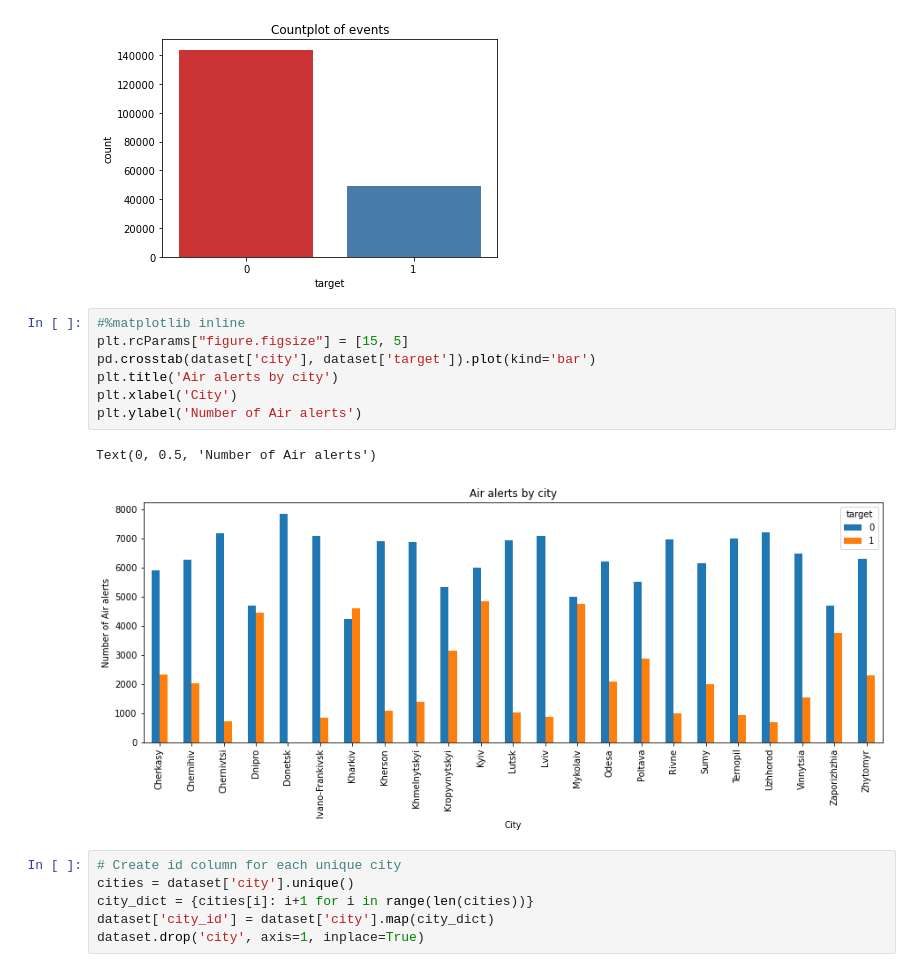
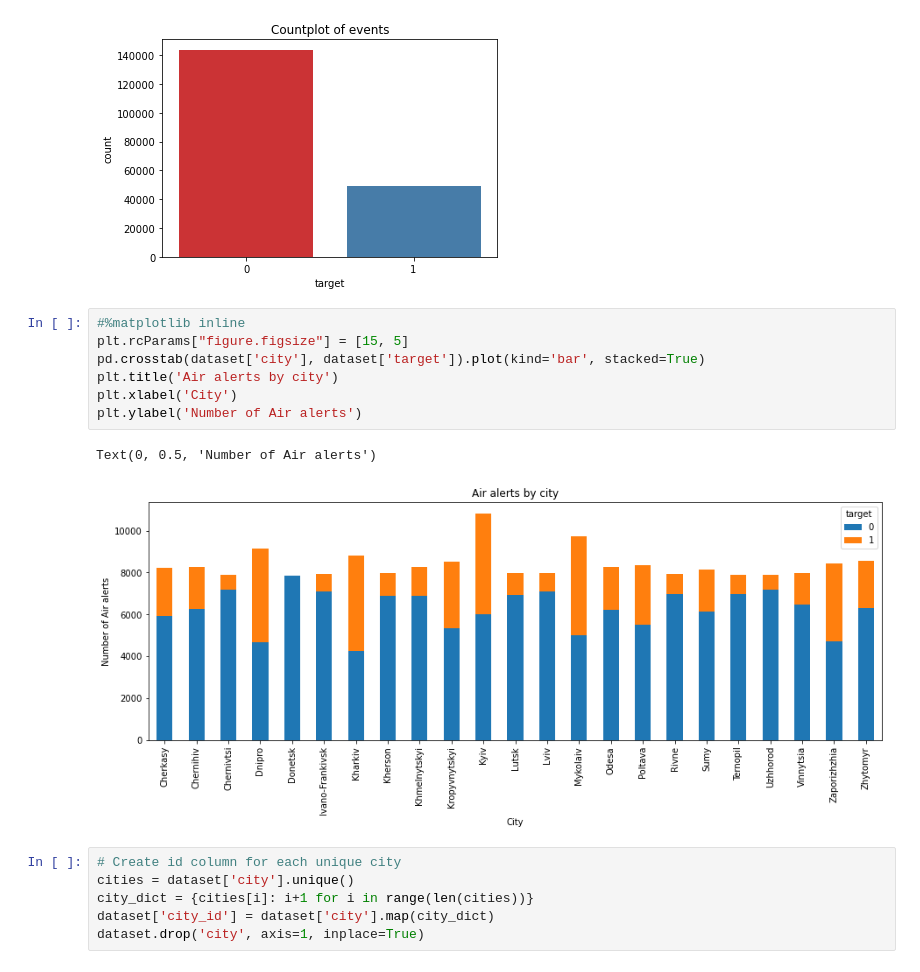
Before and after one commit to tmyroniuk/Naukma_api_project, a Jupyter notebook: 5. Model Training.ipynb, the cells around one changed output. Drawn from its saved outputs; the diff is of its cells as text.

```diff
--- a/5. Model Training.ipynb
+++ b/5. Model Training.ipynb
@@ -174,13 +167,13 @@ sns.countplot(x='target', data=dataset, palette='Set1').set(title = "Countplot o
 # %%
 #%matplotlib inline
 plt.rcParams["figure.figsize"] = [15, 5]
-pd.crosstab(dataset['city'], dataset['target']).plot(kind='bar')
+pd.crosstab(dataset['city'], dataset['target']).plot(kind='bar', stacked=True)
 plt.title('Air alerts by city')
 plt.xlabel('City')
 plt.ylabel('Number of Air alerts')
 # %% [output]
 Text(0, 0.5, 'Number of Air alerts')
-[figure, old version]
+[figure, new version]
 # %%
 # Create id column for each unique city
 cities = dataset['city'].unique()
```
Also changed, not shown: parts of 13 cells of this notebook.
